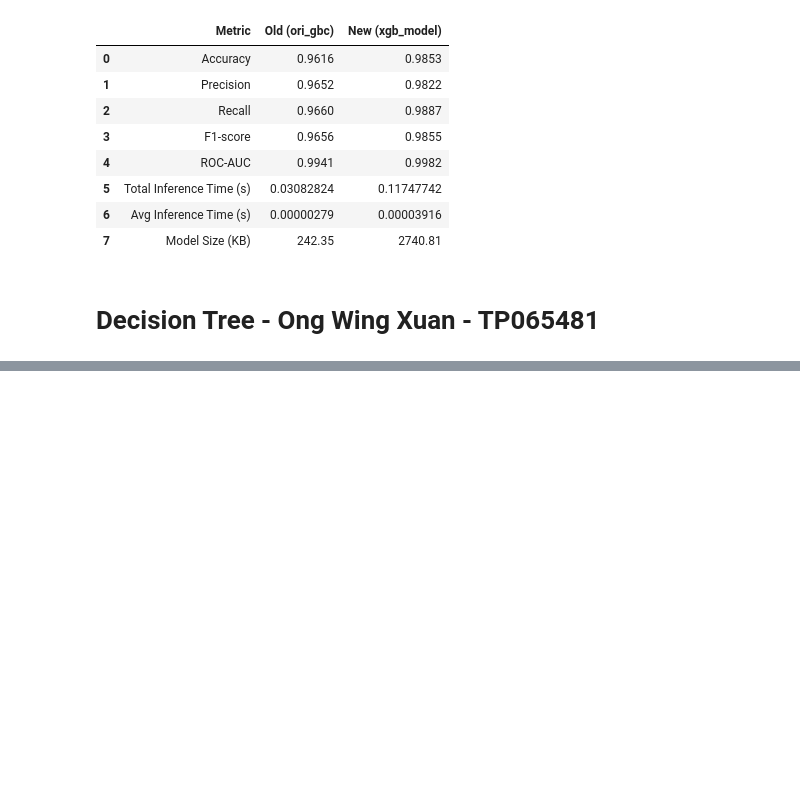
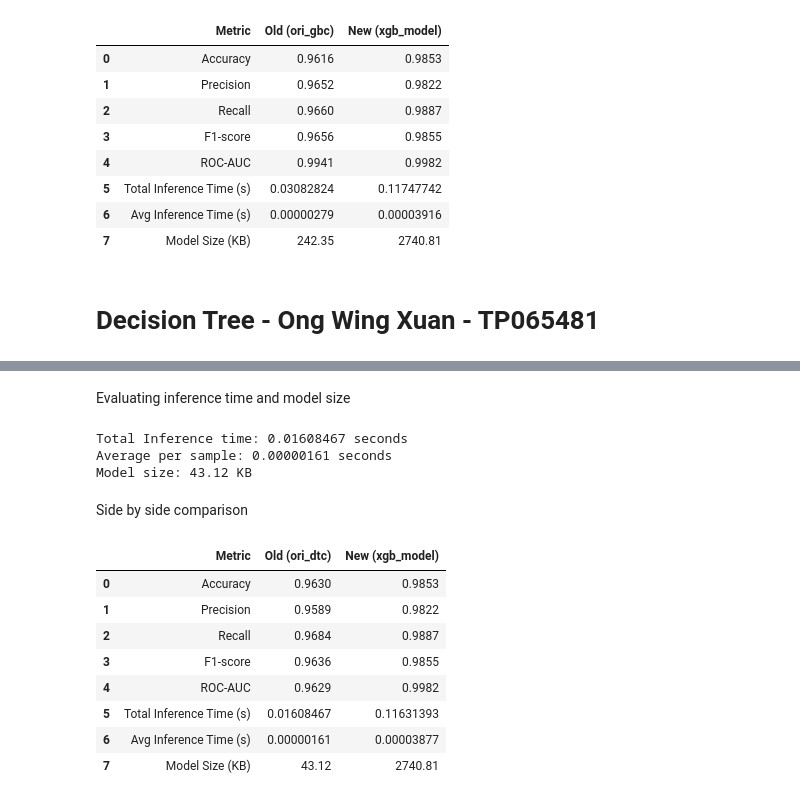
Before and after one commit to NHCh1/DLI, a Jupyter notebook: DLI_Assignment.ipynb, the cells around one changed output, grey strips where cells are left out. Cells and saved outputs as stored; diff of their text form; code cells hidden in the pictures; blank space fills up the shorter version.

```diff
--- a/DLI_Assignment.ipynb
+++ b/DLI_Assignment.ipynb
@@ -1885,0 +1960,59 @@ pd.DataFrame(gbc_comparison_data)
+# %% [markdown]
+Evaluating inference time and model size
+# %%
+start_time = time.time()
+_ = ori_dtc.predict_proba(dtc_feature)
+end_time = time.time()
+ori_dtc_total_inference_time = end_time - start_time
+ori_dtc_avg_inference_time = ori_dtc_total_inference_time / len(dtc_feature)
+print(f"Total Inference time: {ori_dtc_total_inference_time:.8f} seconds")
+print(f"Average per sample: {ori_dtc_avg_inference_time:.8f} seconds")
+
+joblib.dump(ori_dtc, 'ori_dtc.pkl')
+ori_dtc_size_in_bytes = os.path.getsize('ori_dtc.pkl')
+ori_dtc_size_in_kb = ori_dtc_size_in_bytes / 1024
+print(f"Model size: {ori_dtc_size_in_kb:.2f} KB")
+# %% [output]
+Total Inference time: 0.01608467 seconds
+Average per sample: 0.00000161 seconds
+Model size: 43.12 KB
+# %% [markdown]
+Side by side comparison
+# %%
+dtc_comparison_data = {
+    "Metric": ["Accuracy", "Precision", "Recall", "F1-score", "ROC-AUC", "Total Inference Time (s)", "Avg Inference Time (s)", "Model Size (KB)"],
+
+    "Old (ori_dtc)": [
+        f"{ori_dtc_acc:.4f}",
+        f"{ori_dtc_prec:.4f}",
+        f"{ori_dtc_rec:.4f}",
+        f"{ori_dtc_f1:.4f}",
+        f"{ori_dtc_roc:.4f}",
+        f"{ori_dtc_total_inference_time:.8f}",
+        f"{ori_dtc_avg_inference_time:.8f}",
+        f"{ori_dtc_size_in_kb:.2f}"
+    ],
+
+    "New (xgb_model)": [
+        f"{xgb_acc:.4f}",
+        f"{xgb_prec:.4f}",
+        f"{xgb_rec:.4f}",
+        f"{xgb_f1:.4f}",
+        f"{xgb_roc_auc:.4f}",
+        f"{xgb_inference_time:.8f}",
+        f"{xgb_avg_time:.8f}",
+        f"{new_xgb_size_in_kb:.2f}"
+    ]
+}
+
+pd.DataFrame(dtc_comparison_data)
+# %% [output]
+|  | Metric | Old (ori_dtc) | New (xgb_model) |
+| 0 | Accuracy | 0.9630 | 0.9853 |
+| 1 | Precision | 0.9589 | 0.9822 |
+| 2 | Recall | 0.9684 | 0.9887 |
+| 3 | F1-score | 0.9636 | 0.9855 |
+| 4 | ROC-AUC | 0.9629 | 0.9982 |
+| 5 | Total Inference Time (s) | 0.01608467 | 0.11631393 |
+| 6 | Avg Inference Time (s) | 0.00000161 | 0.00003877 |
+| 7 | Model Size (KB) | 43.12 | 2740.81 |
```
Also changed, not shown: parts of 9 cells of this notebook.
